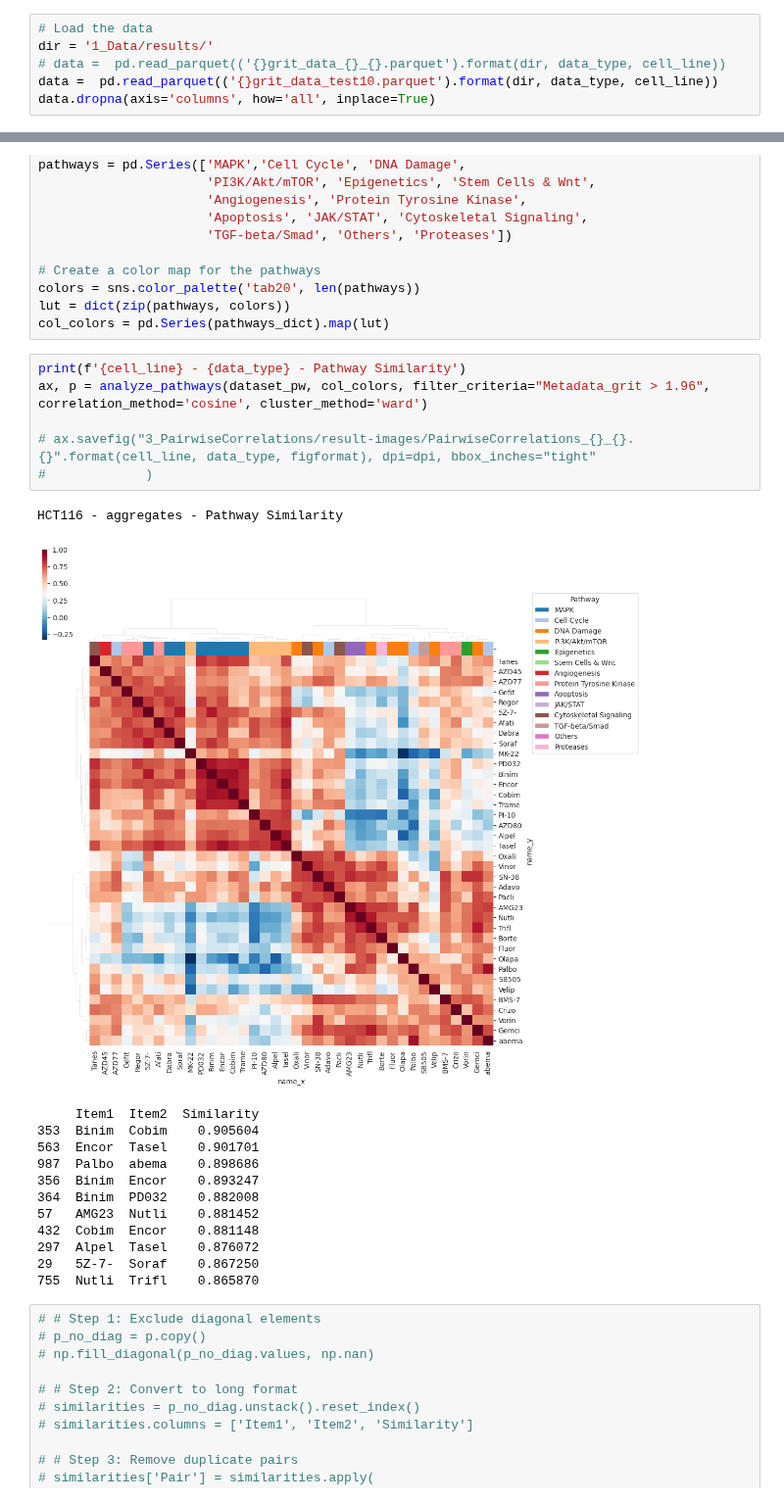
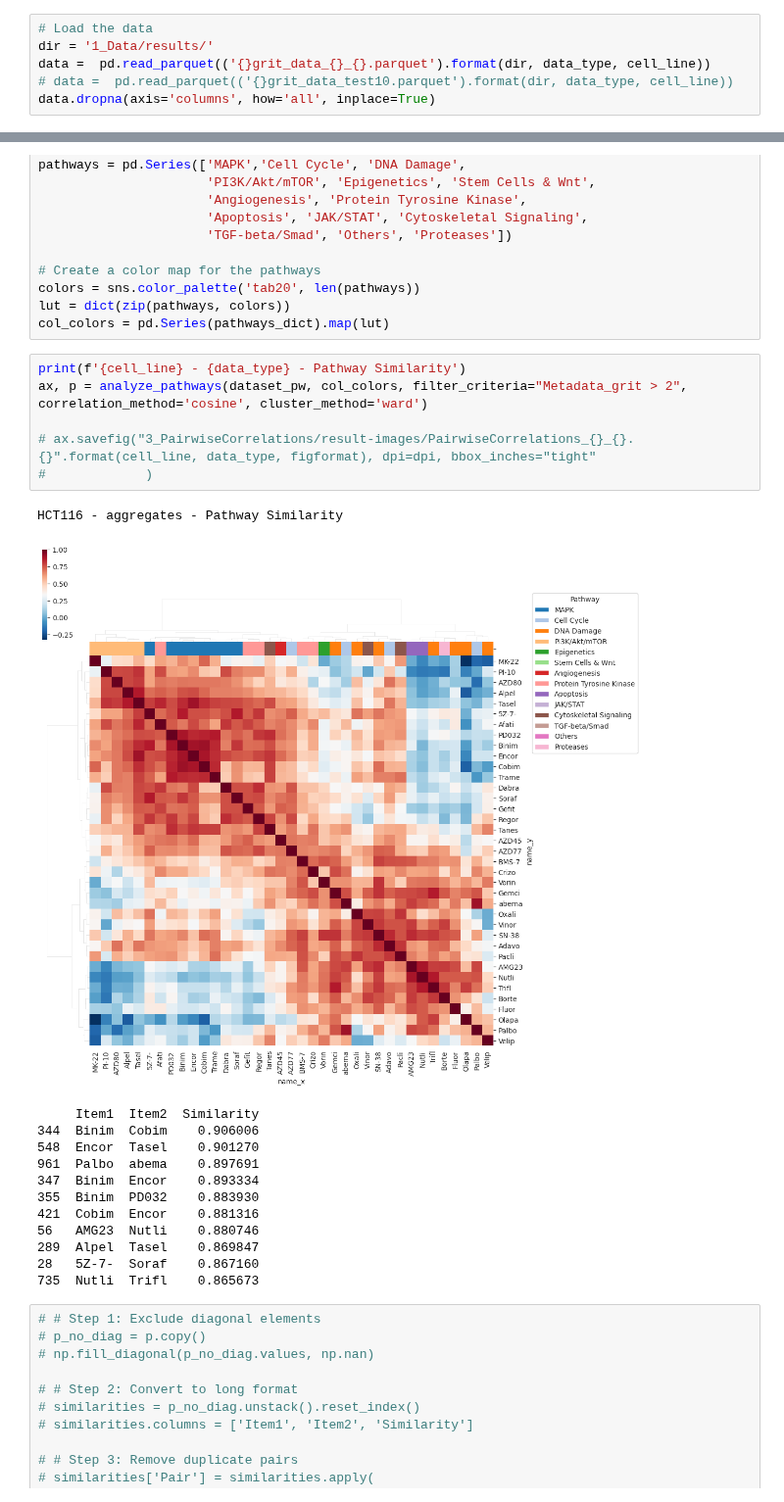
Before and after one commit to pharmbio/colopaint3D, a Jupyter notebook: spher_colo52_v1/3_Figure4/PairwiseCorrelations/3_PairwiseCorrlations copy.ipynb, the cells around one changed output, grey strips where cells are left out. Shown at 98% size. Cells and saved outputs as stored; diff of their text form.

```diff
--- a/spher_colo52_v1/3_Figure4/PairwiseCorrelations/3_PairwiseCorrlations copy.ipynb
+++ b/spher_colo52_v1/3_Figure4/PairwiseCorrelations/3_PairwiseCorrlations copy.ipynb
@@ -48,8 +48,8 @@ data_type = 'aggregates'
 # %%
 # Load the data
 dir = '1_Data/results/'
-# data =  pd.read_parquet(('{}grit_data_{}_{}.parquet').format(dir, data_type, cell_line))
-data =  pd.read_parquet(('{}grit_data_test10.parquet').format(dir, data_type, cell_line))
+data =  pd.read_parquet(('{}grit_data_{}_{}.parquet').format(dir, data_type, cell_line))
+# data =  pd.read_parquet(('{}grit_data_test10.parquet').format(dir, data_type, cell_line))
 data.dropna(axis='columns', how='all', inplace=True)
 # %%
 # Some function definitions
@@ -227,24 +227,24 @@ lut = dict(zip(pathways, colors))
 col_colors = pd.Series(pathways_dict).map(lut)
 # %%
 print(f'{cell_line} - {data_type} - Pathway Similarity')
-ax, p = analyze_pathways(dataset_pw, col_colors, filter_criteria="Metadata_grit > 1.96", correlation_method='cosine', cluster_method='ward')
+ax, p = analyze_pathways(dataset_pw, col_colors, filter_criteria="Metadata_grit > 2", correlation_method='cosine', cluster_method='ward')
 
 # ax.savefig("3_PairwiseCorrelations/result-images/PairwiseCorrelations_{}_{}.{}".format(cell_line, data_type, figformat), dpi=dpi, bbox_inches="tight"
 #             )
 # %% [output]
 HCT116 - aggregates - Pathway Similarity
-[figure, old version]
+[figure, new version]
      Item1  Item2  Similarity
-353  Binim  Cobim    0.905604
-563  Encor  Tasel    0.901701
-987  Palbo  abema    0.898686
-356  Binim  Encor    0.893247
-364  Binim  PD032    0.882008
-57   AMG23  Nutli    0.881452
-432  Cobim  Encor    0.881148
-297  Alpel  Tasel    0.876072
-29   5Z-7-  Soraf    0.867250
-755  Nutli  Trifl    0.865870
+344  Binim  Cobim    0.906006
+548  Encor  Tasel    0.901270
+961  Palbo  abema    0.897691
+347  Binim  Encor    0.893334
+355  Binim  PD032    0.883930
+421  Cobim  Encor    0.881316
+56   AMG23  Nutli    0.880746
+289  Alpel  Tasel    0.869847
+28   5Z-7-  Soraf    0.867160
+735  Nutli  Trifl    0.865673
 # %%
 # # Step 1: Exclude diagonal elements
 # p_no_diag = p.copy()
```
Also changed, not shown: 2 other files.
